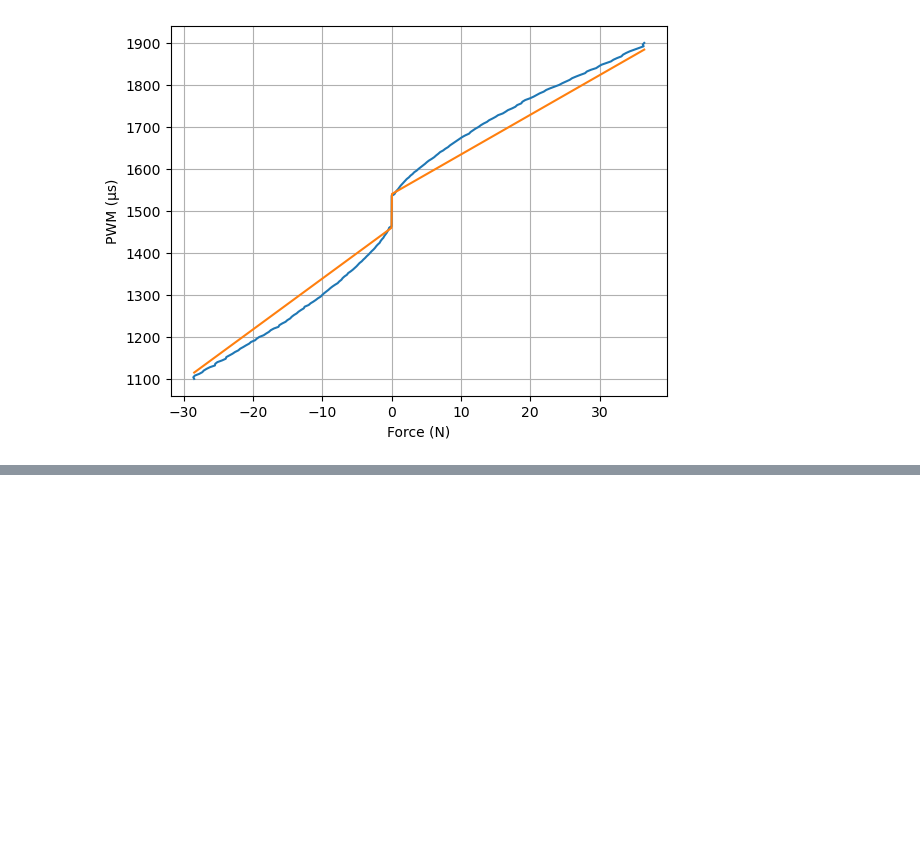
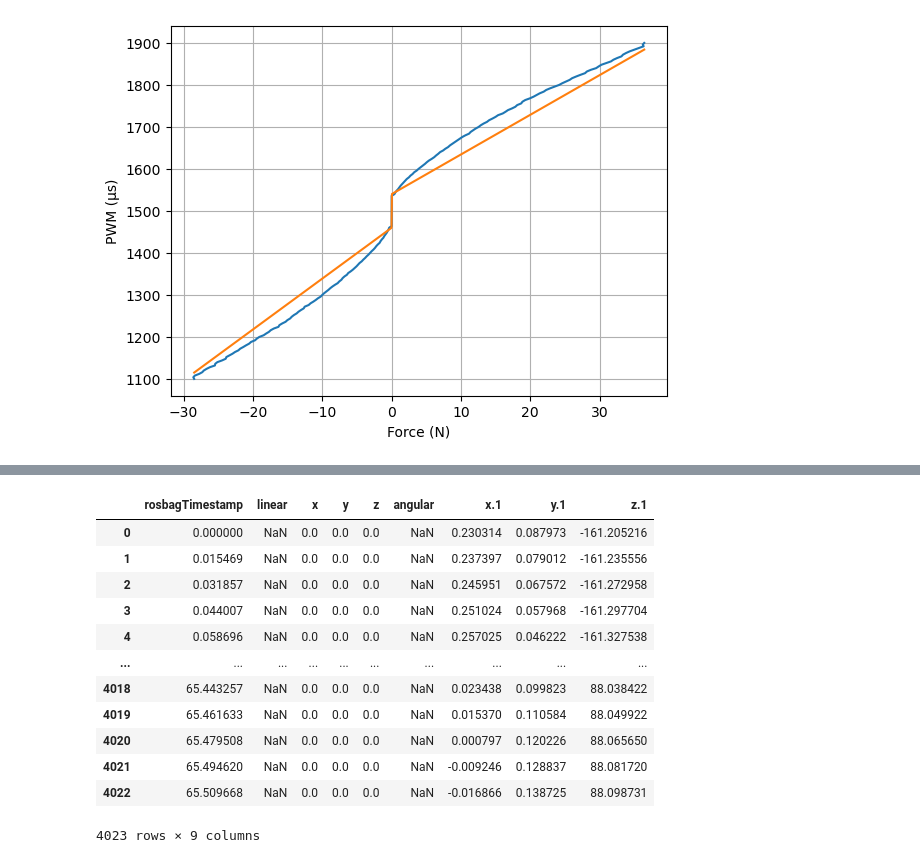
Before and after one commit to worachit/bluerov, a Jupyter notebook: autonomous_rov/script/Bluerov_practical.ipynb, the cells around one changed output, grey strips where cells are left out. Cells and saved outputs as stored; diff of their text form; code cells hidden in the pictures; blank space fills up the shorter version.

Commit message:
add convert rostime

```diff
--- a/autonomous_rov/script/Bluerov_practical.ipynb
+++ b/autonomous_rov/script/Bluerov_practical.ipynb
@@ -113,3 +115,32 @@ df.head()
+# %%
+# convert rosbag time to seconds
+
+def rosbag2time(x, t0=None):
+    timestamp_s, timestamp_ns = divmod(x, 1e9)
+    timestamp_dt = datetime.datetime.fromtimestamp(timestamp_s)
+    timestamp_dt += datetime.timedelta(microseconds=timestamp_ns / 1000)
+    return timestamp_dt if t0 == None else (timestamp_dt - t0).total_seconds()
+
+t0 = rosbag2time(df["rosbagTimestamp"][0])
+rosbag2time_mod = lambda x: rosbag2time(x, t0)
+df_mod = df
+df_mod["rosbagTimestamp"] = df_mod["rosbagTimestamp"].apply(rosbag2time_mod)
+
+df_mod
+# %% [output]
+|  | rosbagTimestamp | linear | x | y | z | angular | x.1 | y.1 | z.1 |
+| 0 | 0.000000 | NaN | 0.0 | 0.0 | 0.0 | NaN | 0.230314 | 0.087973 | -161.205216 |
+| 1 | 0.015469 | NaN | 0.0 | 0.0 | 0.0 | NaN | 0.237397 | 0.079012 | -161.235556 |
+| 2 | 0.031857 | NaN | 0.0 | 0.0 | 0.0 | NaN | 0.245951 | 0.067572 | -161.272958 |
+| 3 | 0.044007 | NaN | 0.0 | 0.0 | 0.0 | NaN | 0.251024 | 0.057968 | -161.297704 |
+| 4 | 0.058696 | NaN | 0.0 | 0.0 | 0.0 | NaN | 0.257025 | 0.046222 | -161.327538 |
+| ... | ... | ... | ... | ... | ... | ... | ... | ... | ... |
+| 4018 | 65.443257 | NaN | 0.0 | 0.0 | 0.0 | NaN | 0.023438 | 0.099823 | 88.038422 |
+| 4019 | 65.461633 | NaN | 0.0 | 0.0 | 0.0 | NaN | 0.015370 | 0.110584 | 88.049922 |
+| 4020 | 65.479508 | NaN | 0.0 | 0.0 | 0.0 | NaN | 0.000797 | 0.120226 | 88.065650 |
+| 4021 | 65.494620 | NaN | 0.0 | 0.0 | 0.0 | NaN | -0.009246 | 0.128837 | 88.081720 |
+| 4022 | 65.509668 | NaN | 0.0 | 0.0 | 0.0 | NaN | -0.016866 | 0.138725 | 88.098731 |
+4023 rows × 9 columns
 # %%
 # Create a line graph using matplotlib
 plt.plot(df['rosbagTimestamp'], df['z.1'])
```
Also changed, not shown: parts of 3 cells of this notebook.
